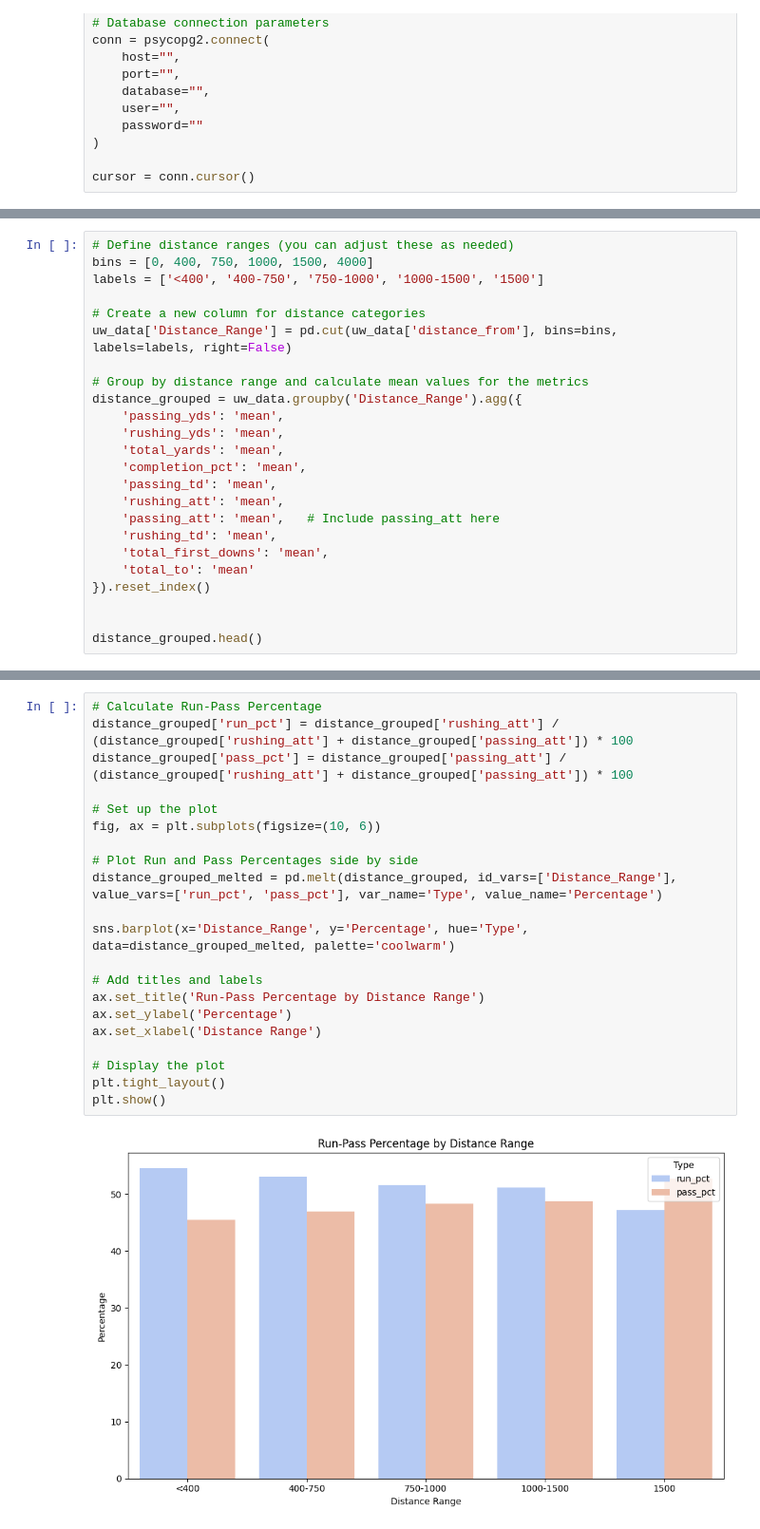
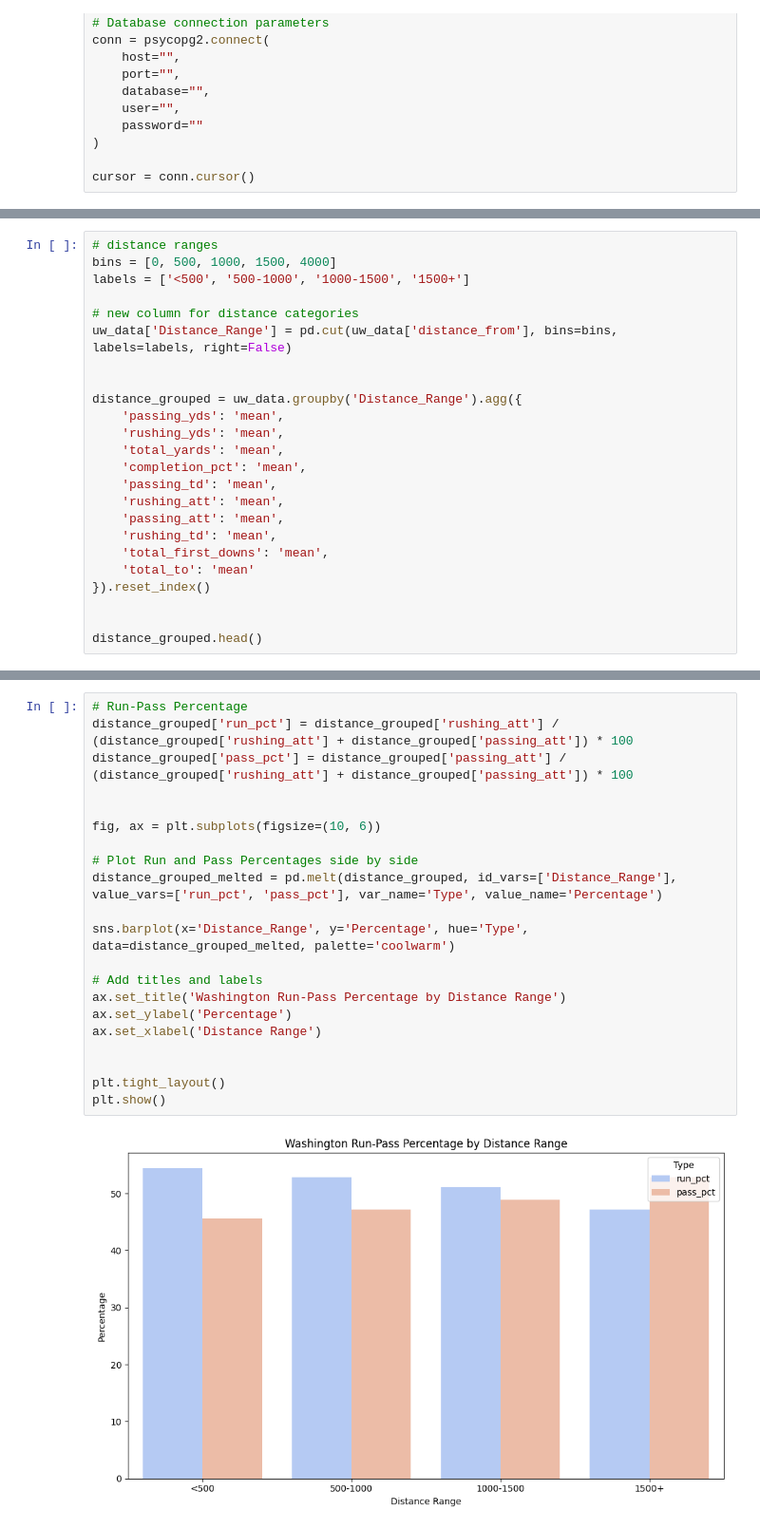
Before and after one commit to bgwarren1/BSA-BIG10, a Jupyter notebook: notebooks/Distance_Analysis/uw_offense_dist_eda.ipynb, the cells around one changed output, grey strips where cells are left out. Shown: that part at 95% size. Drawn from its saved outputs; the diff is of its cells as text.

Commit message:
Added updated Distance Analysis folder

```diff
--- a/notebooks/Distance_Analysis/uw_offense_dist_eda.ipynb
+++ b/notebooks/Distance_Analysis/uw_offense_dist_eda.ipynb
@@ -45,12 +45,12 @@ uw_data.head()
 # %%
-# Define distance ranges (you can adjust these as needed)
-bins = [0, 400, 750, 1000, 1500, 4000]
-labels = ['<400', '400-750', '750-1000', '1000-1500', '1500']
+# distance ranges
+bins = [0, 500, 1000, 1500, 4000]
+labels = ['<500', '500-1000', '1000-1500', '1500+']
 
-# Create a new column for distance categories
+# new column for distance categories
 uw_data['Distance_Range'] = pd.cut(uw_data['distance_from'], bins=bins, labels=labels, right=False)
 
-# Group by distance range and calculate mean values for the metrics
+
 distance_grouped = uw_data.groupby('Distance_Range').agg({
     'passing_yds': 'mean',
     'rushing_yds': 'mean',
@@ -58,7 +58,7 @@ distance_grouped = uw_data.groupby('Distance_Range').agg({
     'completion_pct': 'mean',
     'passing_td': 'mean',
     'rushing_att': 'mean',
-    'passing_att': 'mean',   # Include passing_att here
+    'passing_att': 'mean',
     'rushing_td': 'mean',
     'total_first_downs': 'mean',
     'total_to': 'mean'
@@ -121,23 +119,23 @@ plt.show()
 # %%
-# Calculate Run-Pass Percentage
+# Run-Pass Percentage
 distance_grouped['run_pct'] = distance_grouped['rushing_att'] / (distance_grouped['rushing_att'] + distance_grouped['passing_att']) * 100
 distance_grouped['pass_pct'] = distance_grouped['passing_att'] / (distance_grouped['rushing_att'] + distance_grouped['passing_att']) * 100
 
-# Set up the plot
+
 fig, ax = plt.subplots(figsize=(10, 6))
 
 # Plot Run and Pass Percentages side by side
 distance_grouped_melted = pd.melt(distance_grouped, id_vars=['Distance_Range'], value_vars=['run_pct', 'pass_pct'], var_name='Type', value_name='Percentage')
 
 sns.barplot(x='Distance_Range', y='Percentage', hue='Type', data=distance_grouped_melted, palette='coolwarm')
 
 # Add titles and labels
-ax.set_title('Run-Pass Percentage by Distance Range')
+ax.set_title('Washington Run-Pass Percentage by Distance Range')
 ax.set_ylabel('Percentage')
 ax.set_xlabel('Distance Range')
 
-# Display the plot
+
 plt.tight_layout()
 plt.show()
 # %% [output]
-[figure, old version]
+[figure, new version]
```
Also changed, not shown: parts of 6 cells of this notebook, 8 other files.
